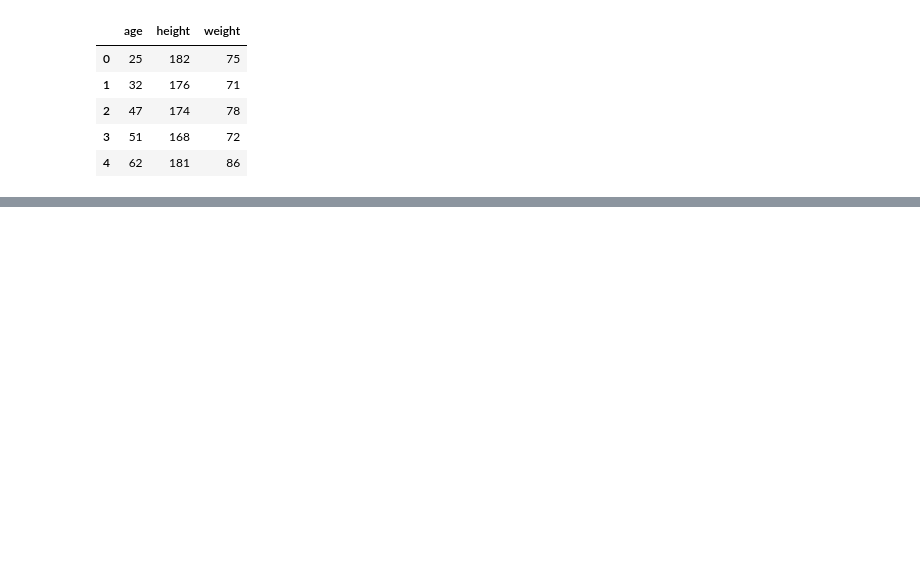
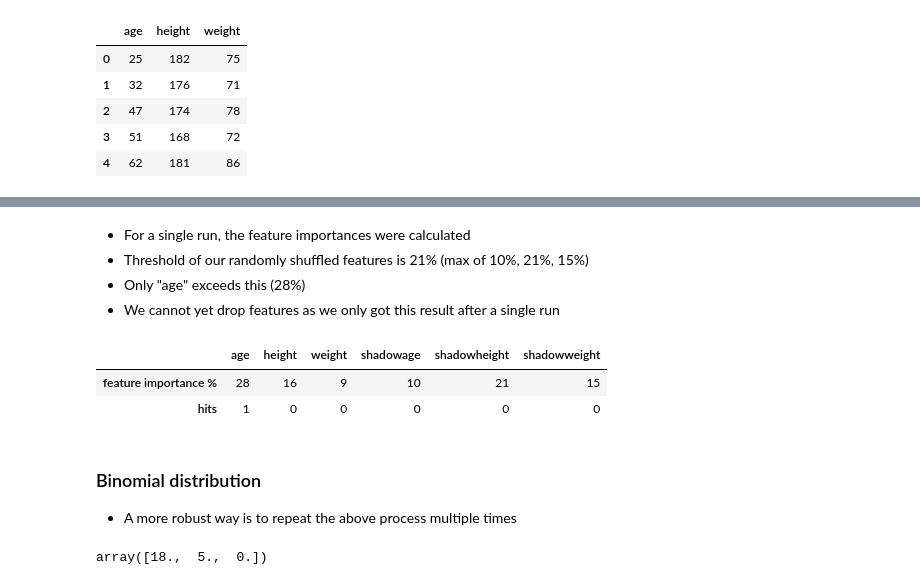
Before and after one commit to MAyub114/feature_selection, a Jupyter notebook: boruta.ipynb, the cells around one changed output, grey strips where cells are left out. Cells and saved outputs as stored; diff of their text form; code cells hidden in the pictures; blank space fills up the shorter version.

```diff
--- a/boruta.ipynb
+++ b/boruta.ipynb
@@ -31,0 +71,35 @@ Name: income, dtype: int64
+# %%
+# Fit a Random Forest on X_boruta
+rf = RandomForestRegressor(max_depth=5,
+                           random_state=42)
+rf.fit(X_boruta, y)
+
+# Store feature importances
+feature_importance_X = rf.feature_importances_[:len(X.columns)]
+feature_importance_shadow = rf.feature_importances_[len(X.columns):]
+
+# Determine features that were accepted (hits)
+hits = feature_importance_X > feature_importance_shadow.max()
+# %% [markdown]
+* For a single run, the feature importances were calculated
+* Threshold of our randomly shuffled features is 21% (max of 10%, 21%, 15%)
+* Only "age" exceeds this (28%)
+* We cannot yet drop features as we only got this result after a single run
+# %%
+# Create a DataFrame of feature importances and whether the feature was accepted (hits)
+importances = np.round(100 * rf.feature_importances_).astype(int)
+hits_row = (np.append(hits, [False, False, False])) * 1
+index_values = ['feature importance %', 'hits']
+
+one_run = pd.DataFrame(data=[importances, hits_row],
+                       index=index_values,
+                       columns=X_boruta.columns)
+one_run
+# %% [output]
+|  | age | height | weight | shadowage | shadowheight | shadowweight |
+| feature importance % | 28 | 16 | 9 | 10 | 21 | 15 |
+| hits | 1 | 0 | 0 | 0 | 0 | 0 |
+# %% [markdown]
+### Binomial distribution
+
+* A more robust way is to repeat the above process multiple times
@@ -31,0 +127,4 @@ Name: income, dtype: int64
+# %%
+hits
+# %% [output]
+array([18.,  5.,  0.])
```
Also changed, not shown: parts of 9 cells of this notebook.
